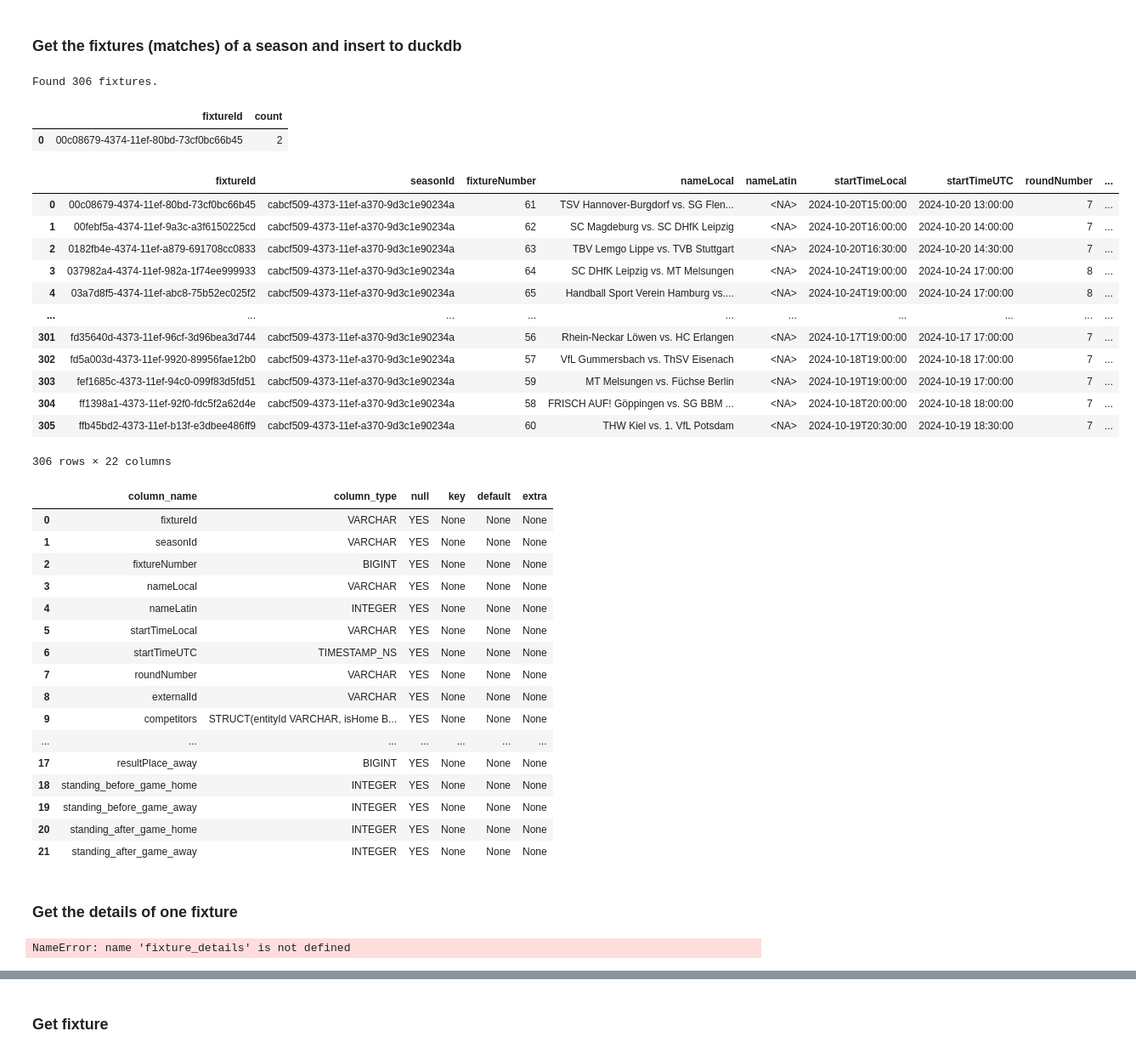
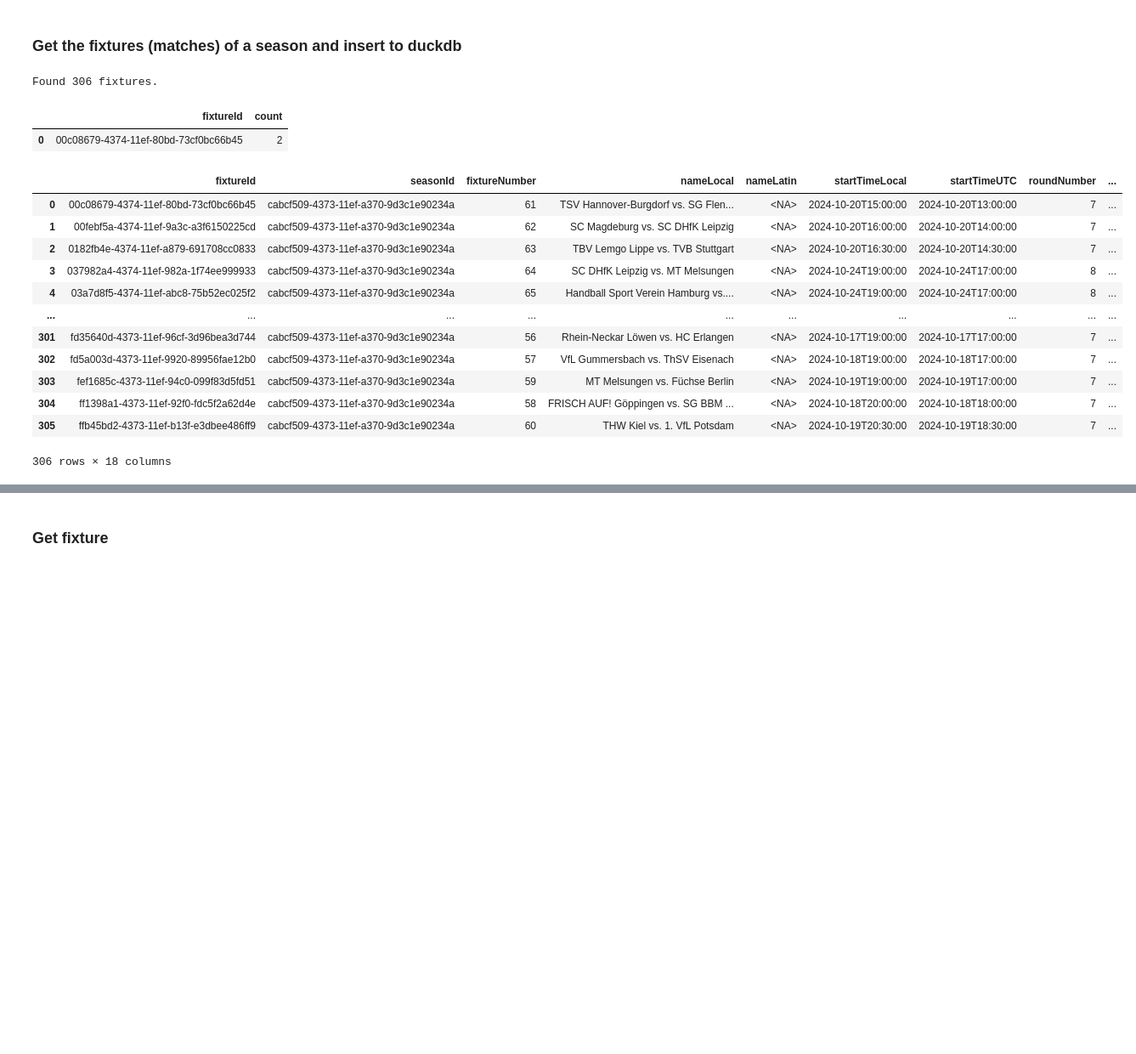
Before and after one commit to mad4ms/BieLeMetrics, a Jupyter notebook: notebooks/nb_0_download_data_sportradar.ipynb, the cells around one changed output, grey strips where cells are left out. Shown: that part at 85% size. Cells and saved outputs as stored; diff of their text form; code cells hidden in the pictures; blank space fills up the shorter version.

```diff
--- a/notebooks/nb_0_download_data_sportradar.ipynb
+++ b/notebooks/nb_0_download_data_sportradar.ipynb
@@ -402,30 +297,6 @@ for match in list_fixtures:
         resultPlace_away=competitors_expanded[competitors_expanded["isHome"] == False]["resultPlace"].values[0],
     )
 
-    # drop col competitors
-    df_fixture = df_fixture.drop(columns=["competitors"])
-
-    # calc total_goals_home and total_goals_away
-    df_fixture = df_fixture.assign(
-        total_goals_home=pd.to_numeric(df_fixture["score_home"], errors="coerce"),
-        total_goals_away=pd.to_numeric(df_fixture["score_away"], errors="coerce"),
-    )
-
-    goals_home = df_fixture.groupby("name_team_home")["total_goals_home"].sum()
-    goals_away = df_fixture.groupby("name_team_away")["total_goals_away"].sum()
-
-    # Combine home and away goals for each team
-    df_goals = pd.DataFrame({
-        "team": pd.concat([goals_home, goals_away]).index.unique(),
-        "goals_home": goals_home,
-        "goals_away": goals_away
-    }).fillna(0)
-
-    df_goals["goals_total"] = df_goals["goals_home"] + df_goals["goals_away"]
-
-    display(df_goals)
-
-
 
     # display(df_fixture)
     # break
@@ -445,64 +316,42 @@ for match in list_fixtures:
 
 # plot duplicate fixtureid's
 display(
     con.execute(
         """
 SELECT fixtureId, COUNT(*) as count FROM fixtures
 GROUP BY fixtureId
 HAVING count > 1
 """
     ).df()
 )
 
 # drop duplicate fixtureid's keeping first
 con.execute(
     """
 DELETE FROM fixtures
 WHERE rowid NOT IN (
     SELECT MIN(rowid)
     FROM fixtures
     GROUP BY fixtureId
 )
 """
 )
 # plot table
 display(con.execute("SELECT * FROM fixtures").df())
-
-# describe table fixtures
-display(con.execute("DESCRIBE fixtures").df())
 # %% [output]
 Found 306 fixtures.
 |  | fixtureId | count |
 | 0 | 00c08679-4374-11ef-80bd-73cf0bc66b45 | 2 |
 |  | fixtureId | seasonId | fixtureNumber | nameLocal | nameLatin | startTimeLocal | startTimeUTC | roundNumber | ... |
-| 0 | 00c08679-4374-11ef-80bd-73cf0bc66b45 | cabcf509-4373-11ef-a370-9d3c1e90234a | 61 | TSV Hannover-Burgdorf vs. SG Flen... | <NA> | 2024-10-20T15:00:00 | 2024-10-20 13:00:00 | 7 | ... |
-| 1 | 00febf5a-4374-11ef-9a3c-a3f6150225cd | cabcf509-4373-11ef-a370-9d3c1e90234a | 62 | SC Magdeburg vs. SC DHfK Leipzig | <NA> | 2024-10-20T16:00:00 | 2024-10-20 14:00:00 | 7 | ... |
-| 2 | 0182fb4e-4374-11ef-a879-691708cc0833 | cabcf509-4373-11ef-a370-9d3c1e90234a | 63 | TBV Lemgo Lippe vs. TVB Stuttgart | <NA> | 2024-10-20T16:30:00 | 2024-10-20 14:30:00 | 7 | ... |
-| 3 | 037982a4-4374-11ef-982a-1f74ee999933 | cabcf509-4373-11ef-a370-9d3c1e90234a | 64 | SC DHfK Leipzig vs. MT Melsungen | <NA> | 2024-10-24T19:00:00 | 2024-10-24 17:00:00 | 8 | ... |
-| 4 | 03a7d8f5-4374-11ef-abc8-75b52ec025f2 | cabcf509-4373-11ef-a370-9d3c1e90234a | 65 | Handball Sport Verein Hamburg vs.... | <NA> | 2024-10-24T19:00:00 | 2024-10-24 17:00:00 | 8 | ... |
+| 0 | 00c08679-4374-11ef-80bd-73cf0bc66b45 | cabcf509-4373-11ef-a370-9d3c1e90234a | 61 | TSV Hannover-Burgdorf vs. SG Flen... | <NA> | 2024-10-20T15:00:00 | 2024-10-20T13:00:00 | 7 | ... |
+| 1 | 00febf5a-4374-11ef-9a3c-a3f6150225cd | cabcf509-4373-11ef-a370-9d3c1e90234a | 62 | SC Magdeburg vs. SC DHfK Leipzig | <NA> | 2024-10-20T16:00:00 | 2024-10-20T14:00:00 | 7 | ... |
+| 2 | 0182fb4e-4374-11ef-a879-691708cc0833 | cabcf509-4373-11ef-a370-9d3c1e90234a | 63 | TBV Lemgo Lippe vs. TVB Stuttgart | <NA> | 2024-10-20T16:30:00 | 2024-10-20T14:30:00 | 7 | ... |
+| 3 | 037982a4-4374-11ef-982a-1f74ee999933 | cabcf509-4373-11ef-a370-9d3c1e90234a | 64 | SC DHfK Leipzig vs. MT Melsungen | <NA> | 2024-10-24T19:00:00 | 2024-10-24T17:00:00 | 8 | ... |
+| 4 | 03a7d8f5-4374-11ef-abc8-75b52ec025f2 | cabcf509-4373-11ef-a370-9d3c1e90234a | 65 | Handball Sport Verein Hamburg vs.... | <NA> | 2024-10-24T19:00:00 | 2024-10-24T17:00:00 | 8 | ... |
 | ... | ... | ... | ... | ... | ... | ... | ... | ... | ... |
-| 301 | fd35640d-4373-11ef-96cf-3d96bea3d744 | cabcf509-4373-11ef-a370-9d3c1e90234a | 56 | Rhein-Neckar Löwen vs. HC Erlangen | <NA> | 2024-10-17T19:00:00 | 2024-10-17 17:00:00 | 7 | ... |
-| 302 | fd5a003d-4373-11ef-9920-89956fae12b0 | cabcf509-4373-11ef-a370-9d3c1e90234a | 57 | VfL Gummersbach vs. ThSV Eisenach | <NA> | 2024-10-18T19:00:00 | 2024-10-18 17:00:00 | 7 | ... |
-| 303 | fef1685c-4373-11ef-94c0-099f83d5fd51 | cabcf509-4373-11ef-a370-9d3c1e90234a | 59 | MT Melsungen vs. Füchse Berlin | <NA> | 2024-10-19T19:00:00 | 2024-10-19 17:00:00 | 7 | ... |
-| 304 | ff1398a1-4373-11ef-92f0-fdc5f2a62d4e | cabcf509-4373-11ef-a370-9d3c1e90234a | 58 | FRISCH AUF! Göppingen vs. SG BBM ... | <NA> | 2024-10-18T20:00:00 | 2024-10-18 18:00:00 | 7 | ... |
-| 305 | ffb45bd2-4373-11ef-b13f-e3dbee486ff9 | cabcf509-4373-11ef-a370-9d3c1e90234a | 60 | THW Kiel vs. 1. VfL Potsdam | <NA> | 2024-10-19T20:30:00 | 2024-10-19 18:30:00 | 7 | ... |
+| 301 | fd35640d-4373-11ef-96cf-3d96bea3d744 | cabcf509-4373-11ef-a370-9d3c1e90234a | 56 | Rhein-Neckar Löwen vs. HC Erlangen | <NA> | 2024-10-17T19:00:00 | 2024-10-17T17:00:00 | 7 | ... |
+| 302 | fd5a003d-4373-11ef-9920-89956fae12b0 | cabcf509-4373-11ef-a370-9d3c1e90234a | 57 | VfL Gummersbach vs. ThSV Eisenach | <NA> | 2024-10-18T19:00:00 | 2024-10-18T17:00:00 | 7 | ... |
+| 303 | fef1685c-4373-11ef-94c0-099f83d5fd51 | cabcf509-4373-11ef-a370-9d3c1e90234a | 59 | MT Melsungen vs. Füchse Berlin | <NA> | 2024-10-19T19:00:00 | 2024-10-19T17:00:00 | 7 | ... |
+| 304 | ff1398a1-4373-11ef-92f0-fdc5f2a62d4e | cabcf509-4373-11ef-a370-9d3c1e90234a | 58 | FRISCH AUF! Göppingen vs. SG BBM ... | <NA> | 2024-10-18T20:00:00 | 2024-10-18T18:00:00 | 7 | ... |
+| 305 | ffb45bd2-4373-11ef-b13f-e3dbee486ff9 | cabcf509-4373-11ef-a370-9d3c1e90234a | 60 | THW Kiel vs. 1. VfL Potsdam | <NA> | 2024-10-19T20:30:00 | 2024-10-19T18:30:00 | 7 | ... |
-306 rows × 22 columns
+306 rows × 18 columns
-|  | column_name | column_type | null | key | default | extra |
-| 0 | fixtureId | VARCHAR | YES | None | None | None |
-| 1 | seasonId | VARCHAR | YES | None | None | None |
-| 2 | fixtureNumber | BIGINT | YES | None | None | None |
-| 3 | nameLocal | VARCHAR | YES | None | None | None |
-| 4 | nameLatin | INTEGER | YES | None | None | None |
-| 5 | startTimeLocal | VARCHAR | YES | None | None | None |
-| 6 | startTimeUTC | TIMESTAMP_NS | YES | None | None | None |
-| 7 | roundNumber | VARCHAR | YES | None | None | None |
-| 8 | externalId | VARCHAR | YES | None | None | None |
-| 9 | competitors | STRUCT(entityId VARCHAR, isHome B... | YES | None | None | None |
-| ... | ... | ... | ... | ... | ... | ... |
-| 17 | resultPlace_away | BIGINT | YES | None | None | None |
-| 18 | standing_before_game_home | INTEGER | YES | None | None | None |
-| 19 | standing_before_game_away | INTEGER | YES | None | None | None |
-| 20 | standing_after_game_home | INTEGER | YES | None | None | None |
-| 21 | standing_after_game_away | INTEGER | YES | None | None | None |
-# %% [markdown]
-### Get the details of one fixture
@@ -514,11 +357,0 @@ Found 306 fixtures.
-# %%
-list_team_ids = [comp.entity_id for comp in fixture_details.competitors]
-
-for tid in list_team_ids:
-    team = api.get_team_by_id(tid)
-    if not team:
-        continue
-    team = team[0]
-    display(pd.DataFrame([team.to_dict()]))
-# %% [output]
-NameError: name 'fixture_details' is not defined
```
Also changed, not shown: parts of 12 cells of this notebook.
